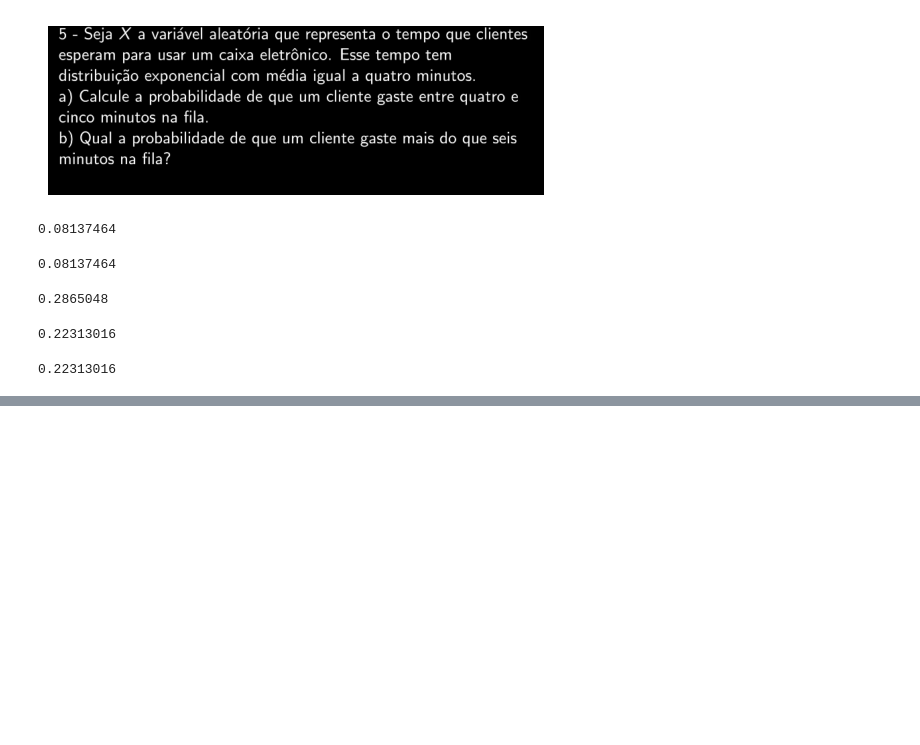
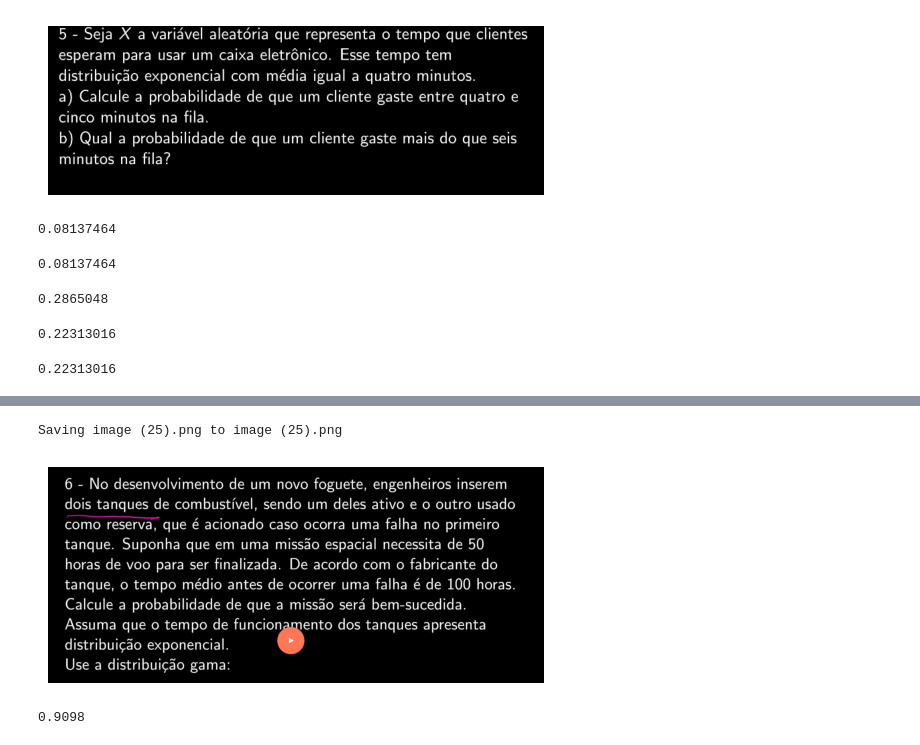
Before and after one commit to MArcoAEAandrade/Estudos-sobre-modelos-estat-sticos, a Jupyter notebook: Aulas_de_modelos_contínuos.ipynb, the cells around one changed output, grey strips where cells are left out. Cells and saved outputs as stored; diff of their text form; code cells hidden in the pictures; blank space fills up the shorter version.

Commit message:
adição de um exercício usando  modelo Gamma

```diff
--- a/Aulas_de_modelos_contínuos.ipynb
+++ b/Aulas_de_modelos_contínuos.ipynb
@@ -630,3 +630,14 @@ p = 1 - st.expon.cdf(6, scale=u)
 print(round(p, 8))
 # %% [output]
 0.22313016
+# %%
+from google.colab import files
+import matplotlib.pyplot as plt
+from PIL import Image
+uploaded = files.upload()
+img = Image.open("image (25).png")
+
+plt.imshow(img)
+plt.axis("off")
+plt.show()
+# %% [output]
@@ -632,0 +645,14 @@ print(round(p, 8))
+Saving image (25).png to image (25).png
+[figure, added]
+# %%
+#dados
+#P(x > 50 ) = 1 - P(x < 50 )
+import scipy.stats as st
+tempo_damisso = 50 #horas
+u = 100 #horas até a falha do tanque
+lambd = 1/u
+o = 2
+p = 1 - st.gamma.cdf(tempo_damisso, o, scale=u)
+print(round(p,4))
+# %% [output]
+0.9098
```
Also changed, not shown: parts of 1 cell of this notebook.
